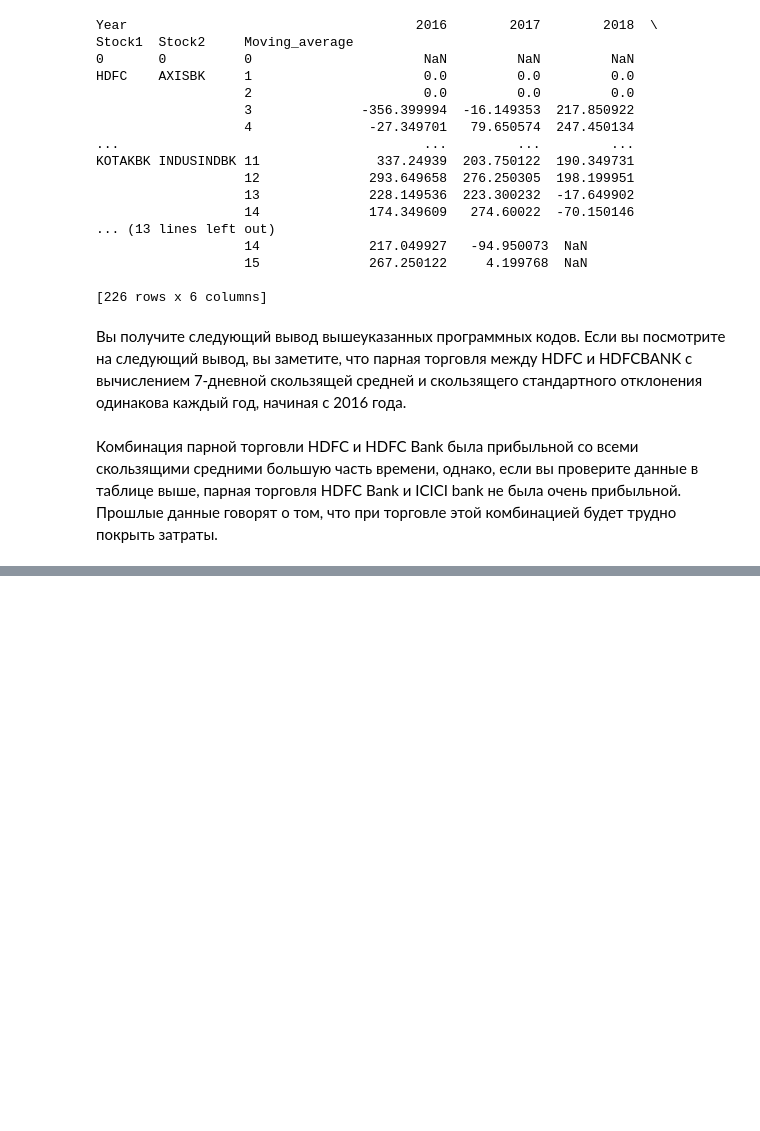
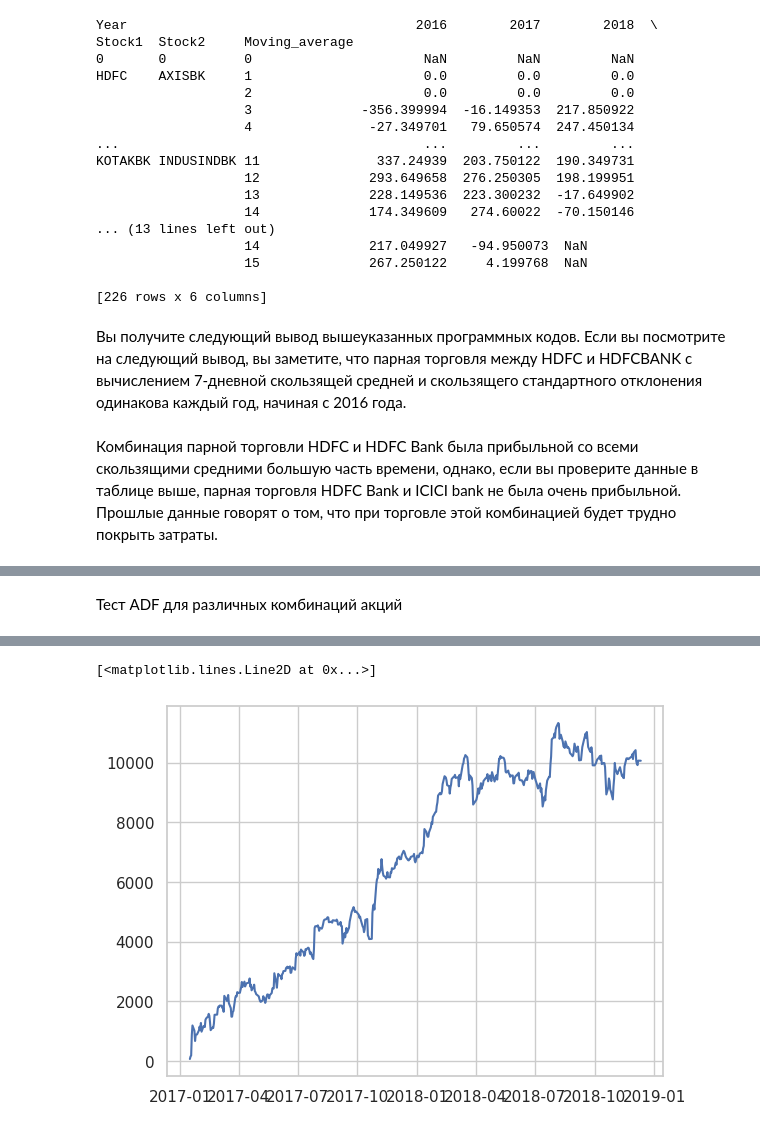
Before and after one commit to Romuldavid/Pair_Traiding, a Jupyter notebook: 3_pt.ipynb, the cells around one changed output, grey strips where cells are left out. Drawn from its saved outputs; the diff is of its cells as text; code cells hidden in the pictures; blank space fills up the shorter version.

Commit message:
ML stock

```diff
--- a/3_pt.ipynb
+++ b/3_pt.ipynb
@@ -659,0 +718,8 @@ Bank и ICICI bank не была очень прибыльной.
+# %%
+# Download historical data
+data = yf.download('HDFC.NS', start="2017-01-01", end="2018-12-12")
+data1 = yf.download('HDFCBANK.NS', start="2017-01-01", end="2018-12-12")
+data2 = yf.download('ICICIBANK.NS', start="2017-01-01", end="2018-12-12")
+data3 = yf.download('KOTAKBANK.NS', start="2017-01-01", end="2018-12-12")
+data4 = yf.download('INDUSINDBK.NS', start="2017-01-01", end="2018-12-12")
+data5 = yf.download('AXISBANK.NS', start="2017-01-01", end="2018-12-12")
@@ -659,0 +733,5 @@ Bank и ICICI bank не была очень прибыльной.
+# %%
+# Создана новая таблица price_df с ежедневными ценами закрытия
+prices_df = pd.DataFrame({"HDFC": data["Close"], "HDFCBK":
+data1["Close"], "ICICIBK": data2["Close"], "KOTAKBK": data3["Close"],
+"INDUSINDBK": data4["Close"], "AXISBK": data5["Close"]})
@@ -659,0 +748,63 @@ Bank и ICICI bank не была очень прибыльной.
+# %%
+abc = ["HDFC", "HDFCBK", "ICICIBK", "KOTAKBK", "INDUSINDBK","AXISBK"]
+# %% [markdown]
+Тест ADF для различных комбинаций акций
+# %%
+for x in range(len(abc)):
+    for y in range(x,len(abc)):
+        if x==y: continue
+        print(abc[x],abc[y],"ADF", adfuller(prices_df[abc[x]]- prices_df[abc[y]], maxlag = 1)[1])
+
+
+def Zscore(X):
+    return np.array((X - np.mean(X)) / np.std(X))
+
+stocks = 6
+capital = 10000
+components = 1
+max_pos=1
+S1 = []
+L1 = []
+i1 = []
+pnls = []
+dates = []
+
+for i in range (len(prices_df)):
+    if i < 10: continue
+    prices = prices_df.iloc[0:i]
+    pr = np.asarray(prices.T)
+    pca = PCA(n_components=components)
+    comps = pca.fit(pr.T).components_.T
+    factors = sm.add_constant(pr.T.dot(comps))
+    mm = [sm.OLS(s.T, factors).fit() for s in pr]
+    resids = list(map(lambda x: x.resid, mm))
+    zs = {}
+    for inst in range(stocks):
+        zs[inst] = Zscore(resids[inst])[-1]
+    idx_long = (np.argsort([zs[j] for j in zs])[:max_pos])
+    idx_short = (np.argsort([zs[j] for j in zs])[-max_pos:])
+    L1.append(abc[int(idx_long)])
+    S1.append(abc[int(idx_short)])
+    dates.append(prices_df.index[i])
+    i1.append(i)
+
+df = pd.DataFrame(i1, dates)
+df['Long'] = L1
+df['Short'] = S1
+df = df.join(prices_df)
+df['Long_P'] = 0
+df['Short_P'] = 0
+df['Profit'] = 0
+df['Total_Profit'] = 0
+
+for x in range ((len(df)-1)):
+    y = x+1
+    a = df['Long'][x]
+    b = df['Short'][x]
+    df['Long_P'][x] = (df[a][y] - df[a][x])*(round(capital/df[a][x]))
+    df['Short_P'][x] = (df[b][x] - df[b][y])*(round(capital/df[b][x]))
+
+df['Profit'] = df['Long_P'] + df['Short_P']
+df['Total_Profit'] = df['Profit'].cumsum()
+plt.plot(df['Total_Profit'])
+# %% [output]
@@ -659,0 +834,2 @@ Bank и ICICI bank не была очень прибыльной.
+[<matplotlib.lines.Line2D at 0x...>]
+[figure, added]
```
Also changed, not shown: parts of 12 cells of this notebook.
